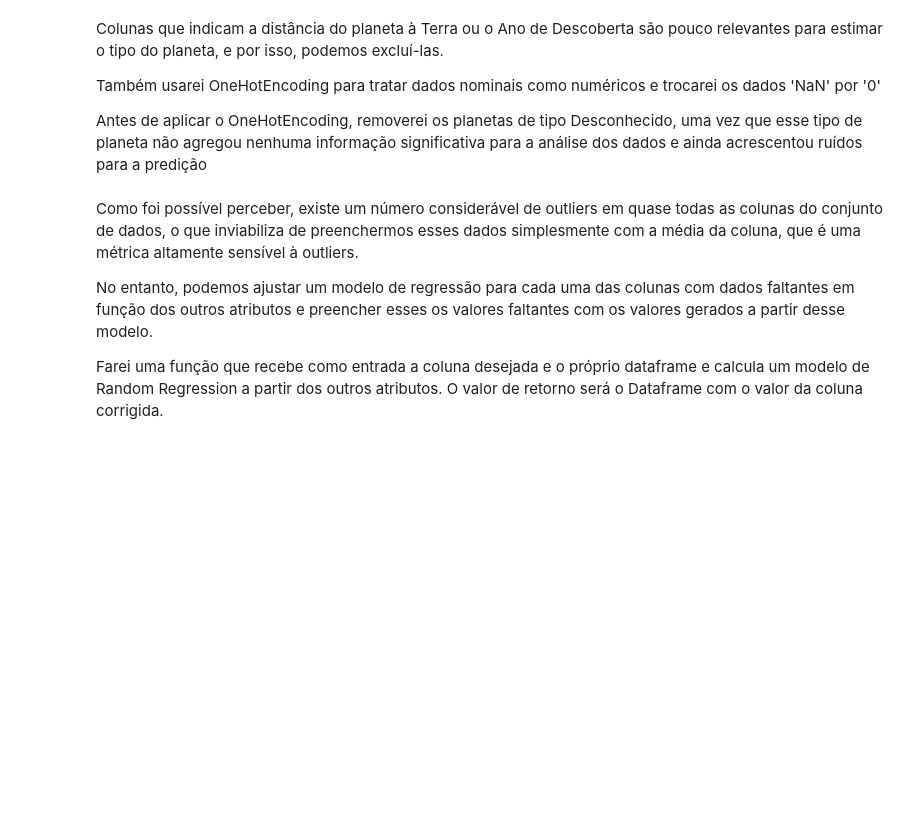
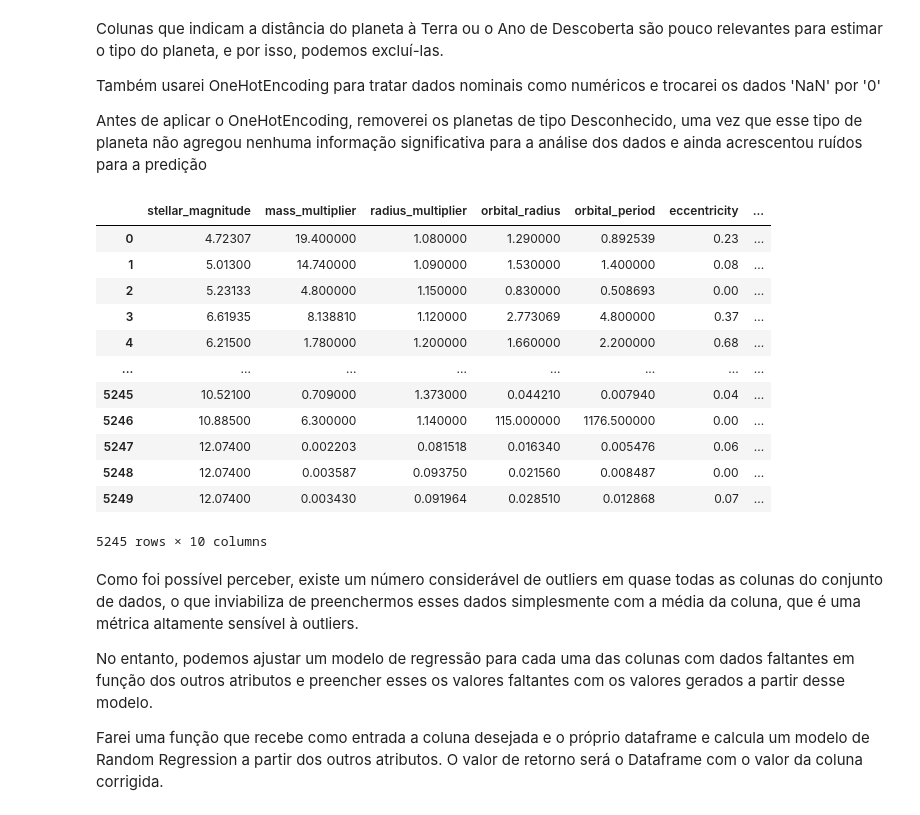
Before and after one commit to FelipeMota04/TrabalhoFinal-ICD-2025.2, a Jupyter notebook: data_stract.ipynb, the cells around one changed output. Drawn from its saved outputs; the diff is of its cells as text; code cells hidden in the pictures; blank space fills up the shorter version.

```diff
--- a/data_stract.ipynb
+++ b/data_stract.ipynb
@@ -62,13 +82,29 @@ Antes de aplicar o OneHotEncoding, removerei os planetas de tipo Desconhecido, u
 # %%
 df = df.drop(columns=['distance','name', 'discovery_year', 'detection_method']) # Removendo as colunas desnecessárias
 
 df = df[df['planet_type'] != 'Unknown'] # Removendo os planetas de tipo "Unknown" do dataframe
 
 df = pd.get_dummies(df) # Aplicando OneHotEncoding
 
 columns_with_null = df.columns[df.isnull().any()].tolist() # Salvando o nome das colunas que possuem elementos NaNs
 
 df = df.fillna(0) # Trocando os NaNs por 0
+
+df
+# %% [output]
+|  | stellar_magnitude | mass_multiplier | radius_multiplier | orbital_radius | orbital_period | eccentricity | ... |
+| 0 | 4.72307 | 19.400000 | 1.080000 | 1.290000 | 0.892539 | 0.23 | ... |
+| 1 | 5.01300 | 14.740000 | 1.090000 | 1.530000 | 1.400000 | 0.08 | ... |
+| 2 | 5.23133 | 4.800000 | 1.150000 | 0.830000 | 0.508693 | 0.00 | ... |
+| 3 | 6.61935 | 8.138810 | 1.120000 | 2.773069 | 4.800000 | 0.37 | ... |
+| 4 | 6.21500 | 1.780000 | 1.200000 | 1.660000 | 2.200000 | 0.68 | ... |
+| ... | ... | ... | ... | ... | ... | ... | ... |
+| 5245 | 10.52100 | 0.709000 | 1.373000 | 0.044210 | 0.007940 | 0.04 | ... |
+| 5246 | 10.88500 | 6.300000 | 1.140000 | 115.000000 | 1176.500000 | 0.00 | ... |
+| 5247 | 12.07400 | 0.002203 | 0.081518 | 0.016340 | 0.005476 | 0.06 | ... |
+| 5248 | 12.07400 | 0.003587 | 0.093750 | 0.021560 | 0.008487 | 0.00 | ... |
+| 5249 | 12.07400 | 0.003430 | 0.091964 | 0.028510 | 0.012868 | 0.07 | ... |
+5245 rows × 10 columns
 # %% [markdown]
 Como foi possível perceber, existe um número considerável de outliers em quase todas as colunas do conjunto de dados, o que inviabiliza de preenchermos esses dados simplesmente com a média da coluna, que é uma métrica altamente sensível à outliers.
 
```
Also changed, not shown: parts of 7 cells of this notebook.
